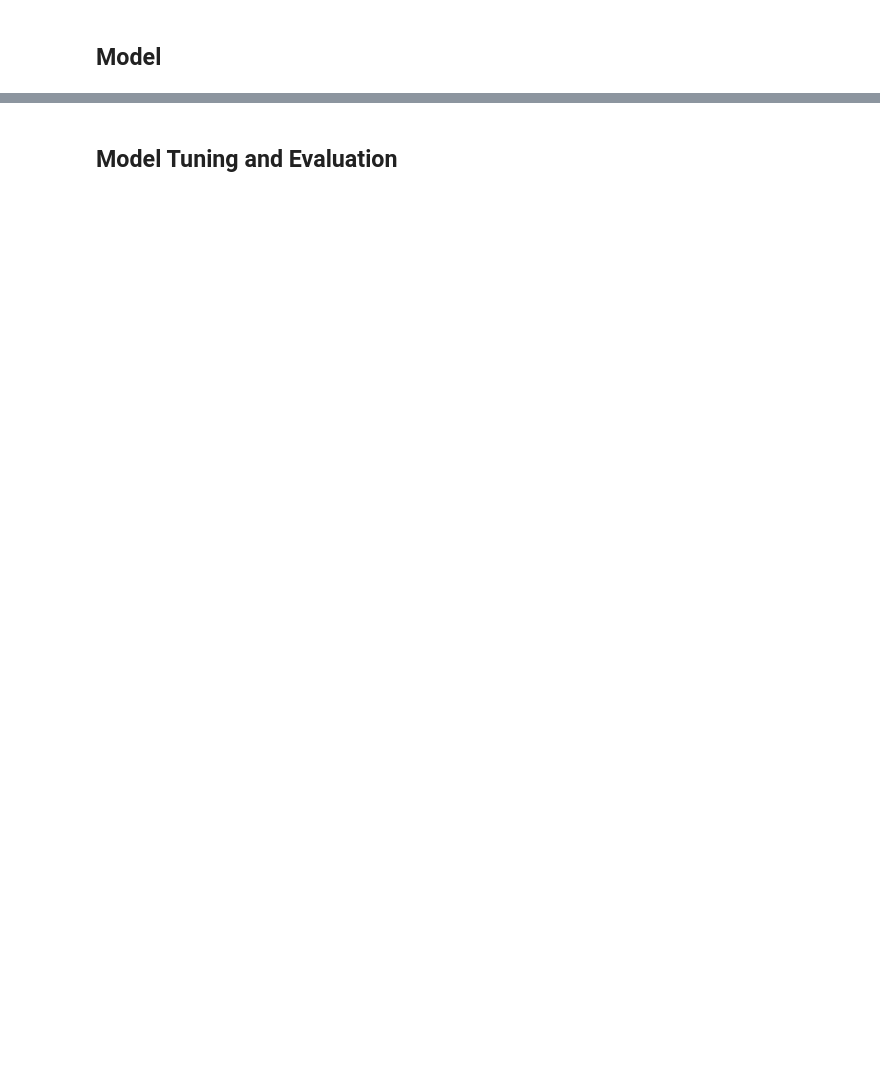
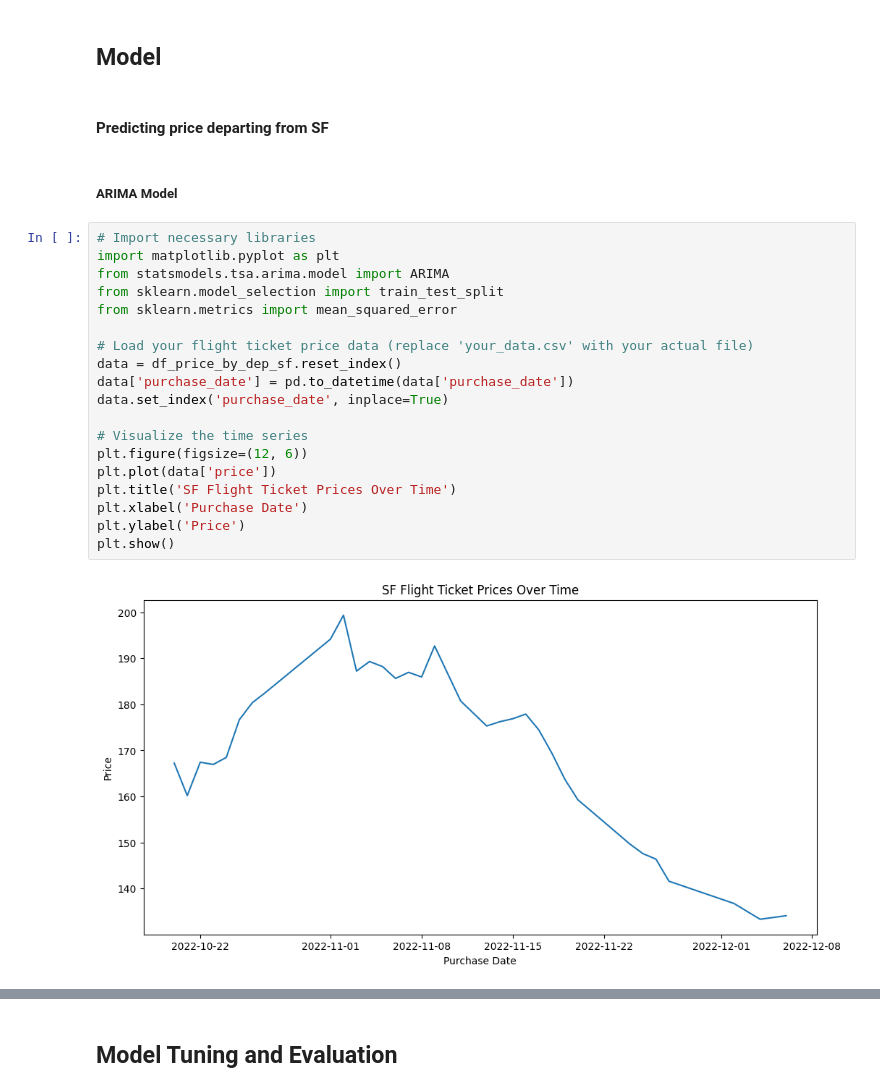
Before and after one commit to kurt980/HistoFlight2023, a Jupyter notebook: model/Time_Series.ipynb, the cells around one changed output, grey strips where cells are left out. Drawn from its saved outputs; the diff is of its cells as text; blank space fills up the shorter version.

```diff
--- a/model/Time_Series.ipynb
+++ b/model/Time_Series.ipynb
@@ -55,3 +220,28 @@ for folder in folders:
 # %% [markdown]
 ## **Model**
+# %% [markdown]
+#### **Predicting price departing from SF**
+# %% [markdown]
+##### **ARIMA Model**
+# %%
+# Import necessary libraries
+import matplotlib.pyplot as plt
+from statsmodels.tsa.arima.model import ARIMA
+from sklearn.model_selection import train_test_split
+from sklearn.metrics import mean_squared_error
+
+# Load your flight ticket price data (replace 'your_data.csv' with your actual file)
+data = df_price_by_dep_sf.reset_index()
+data['purchase_date'] = pd.to_datetime(data['purchase_date'])
+data.set_index('purchase_date', inplace=True)
+
+# Visualize the time series
+plt.figure(figsize=(12, 6))
+plt.plot(data['price'])
+plt.title('SF Flight Ticket Prices Over Time')
+plt.xlabel('Purchase Date')
+plt.ylabel('Price')
+plt.show()
+# %% [output]
+[figure, added]
 # %%
```
Also changed, not shown: parts of 41 cells of this notebook, 3 other files.
